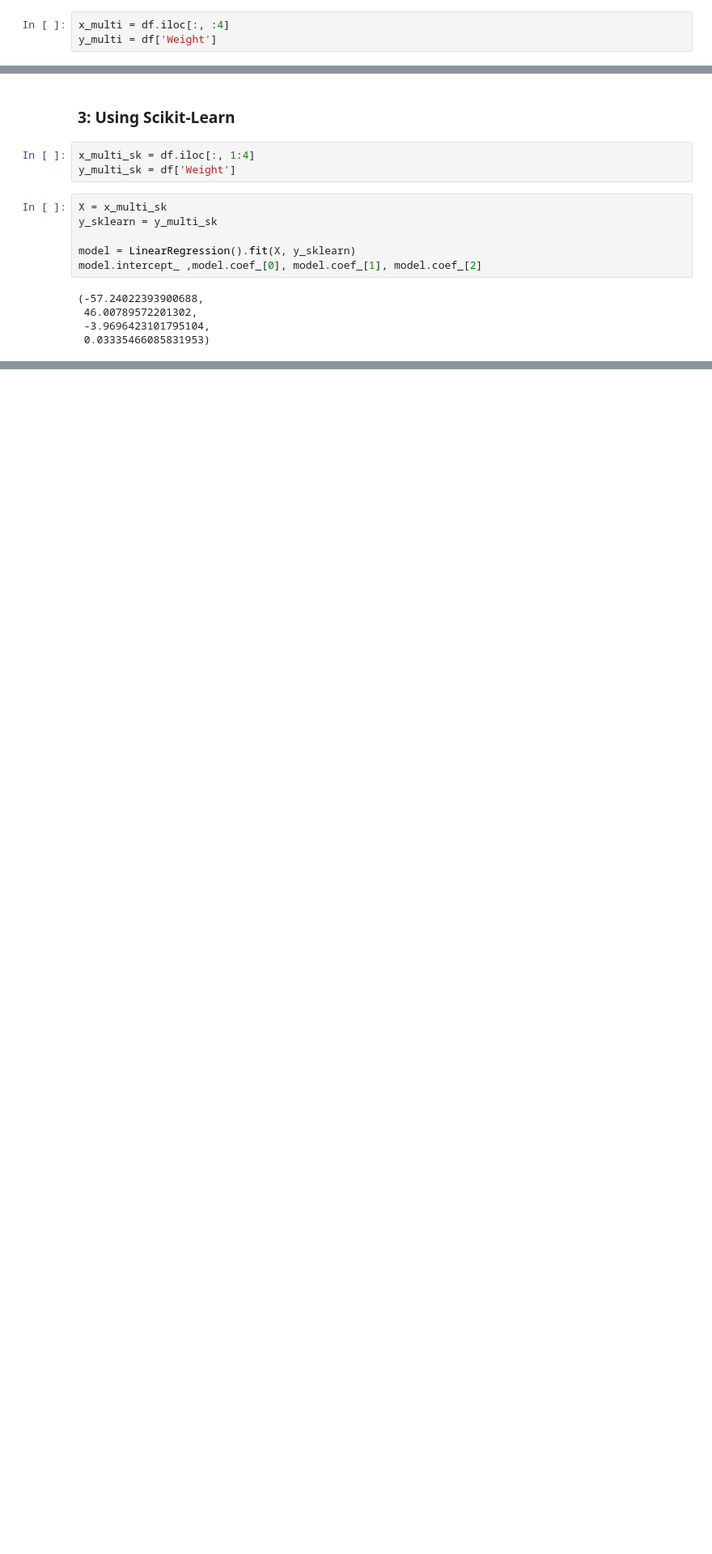
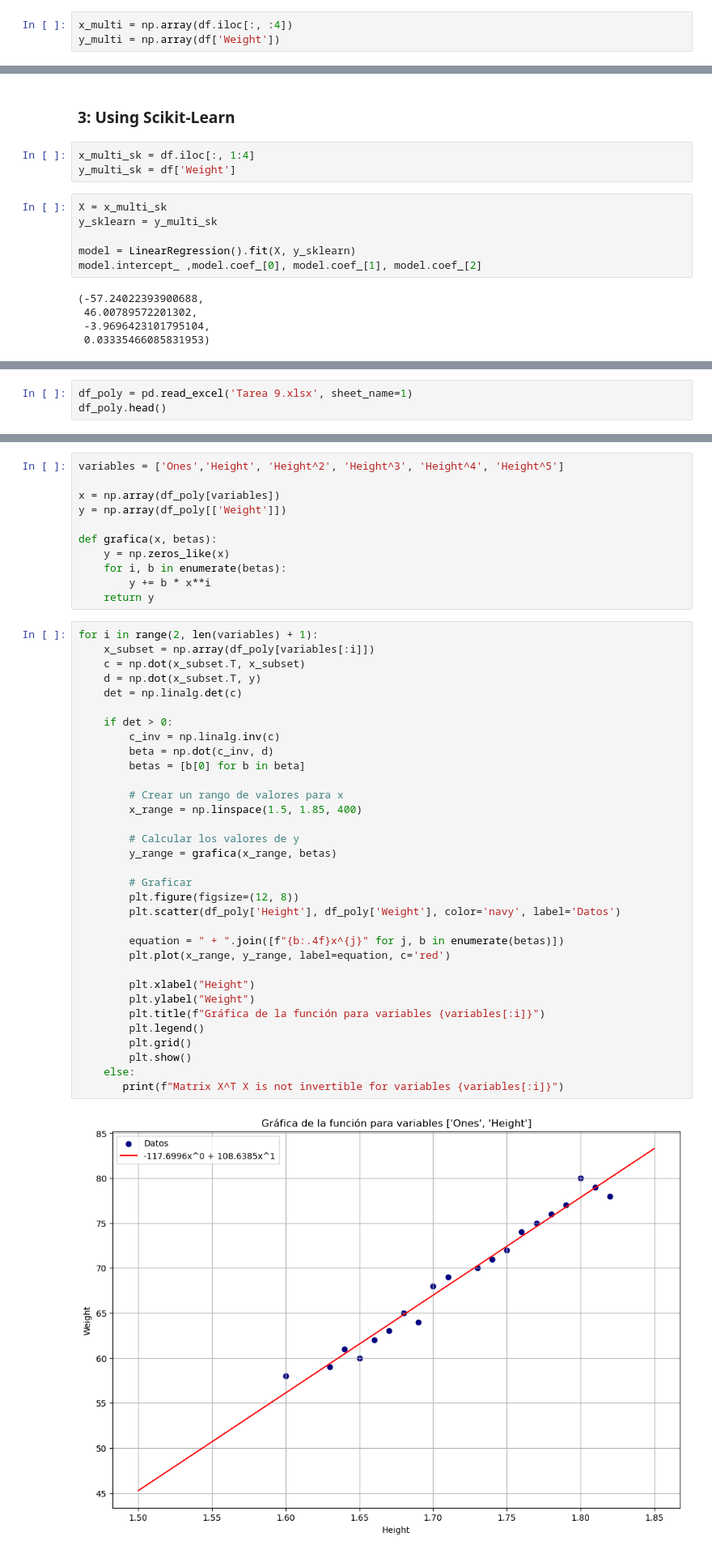
Before and after one commit to LuisMB09/metodos_optimizacion, a Jupyter notebook: Tarea 9.ipynb, the cells around one changed output, grey strips where cells are left out. Shown: that part at 81% size. Cells and saved outputs as stored; diff of their text form; blank space fills up the shorter version.

Commit message:
ajustes tarea

```diff
--- a/Tarea 9.ipynb
+++ b/Tarea 9.ipynb
@@ -143,8 +135,8 @@ df.head()
 # %% [markdown]
 ### 1: Direct formula
 # %%
-x_multi = df.iloc[:, :4]
-y_multi = df['Weight']
+x_multi = np.array(df.iloc[:, :4])
+y_multi = np.array(df['Weight'])
 # %%
 c = np.dot(x_multi.T, x_multi)
 c_inv = np.linalg.inv(c)
@@ -207,0 +190,3 @@ strong multicollinearity or other numerical problems.
+# %%
+df_poly = pd.read_excel('Tarea 9.xlsx', sheet_name=1)
+df_poly.head()
@@ -207,0 +200,46 @@ strong multicollinearity or other numerical problems.
+# %%
+variables = ['Ones','Height', 'Height^2', 'Height^3', 'Height^4', 'Height^5']
+
+x = np.array(df_poly[variables])
+y = np.array(df_poly[['Weight']])
+
+def grafica(x, betas):
+    y = np.zeros_like(x)
+    for i, b in enumerate(betas):
+        y += b * x**i
+    return y
+# %%
+for i in range(2, len(variables) + 1):
+    x_subset = np.array(df_poly[variables[:i]])
+    c = np.dot(x_subset.T, x_subset)
+    d = np.dot(x_subset.T, y)
+    det = np.linalg.det(c)
+
+    if det > 0:
+        c_inv = np.linalg.inv(c)
+        beta = np.dot(c_inv, d)
+        betas = [b[0] for b in beta]
+
+        # Crear un rango de valores para x
+        x_range = np.linspace(1.5, 1.85, 400)
+
+        # Calcular los valores de y
+        y_range = grafica(x_range, betas)
+
+        # Graficar
+        plt.figure(figsize=(12, 8))
+        plt.scatter(df_poly['Height'], df_poly['Weight'], color='navy', label='Datos')
+
+        equation = " + ".join([f"{b:.4f}x^{j}" for j, b in enumerate(betas)])
+        plt.plot(x_range, y_range, label=equation, c='red')
+
+        plt.xlabel("Height")
+        plt.ylabel("Weight")
+        plt.title(f"Gráfica de la función para variables {variables[:i]}")
+        plt.legend()
+        plt.grid()
+        plt.show()
+    else:
+       print(f"Matrix X^T X is not invertible for variables {variables[:i]}")
+# %% [output]
+[figure, added]
```
Also changed, not shown: parts of 7 cells of this notebook, 2 other files.
